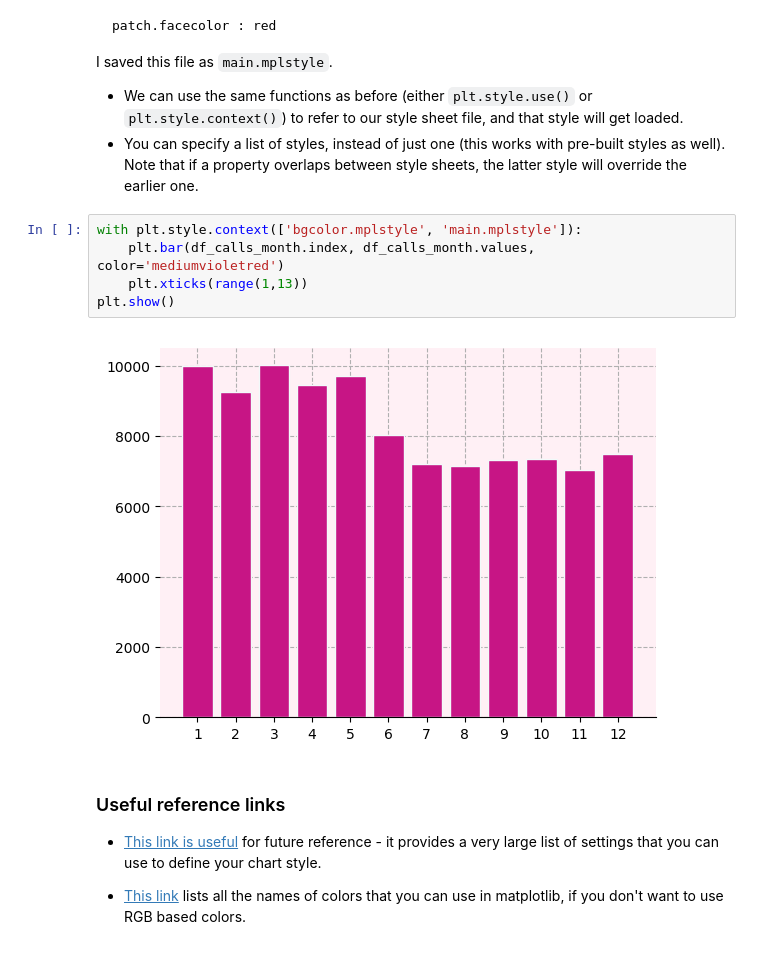
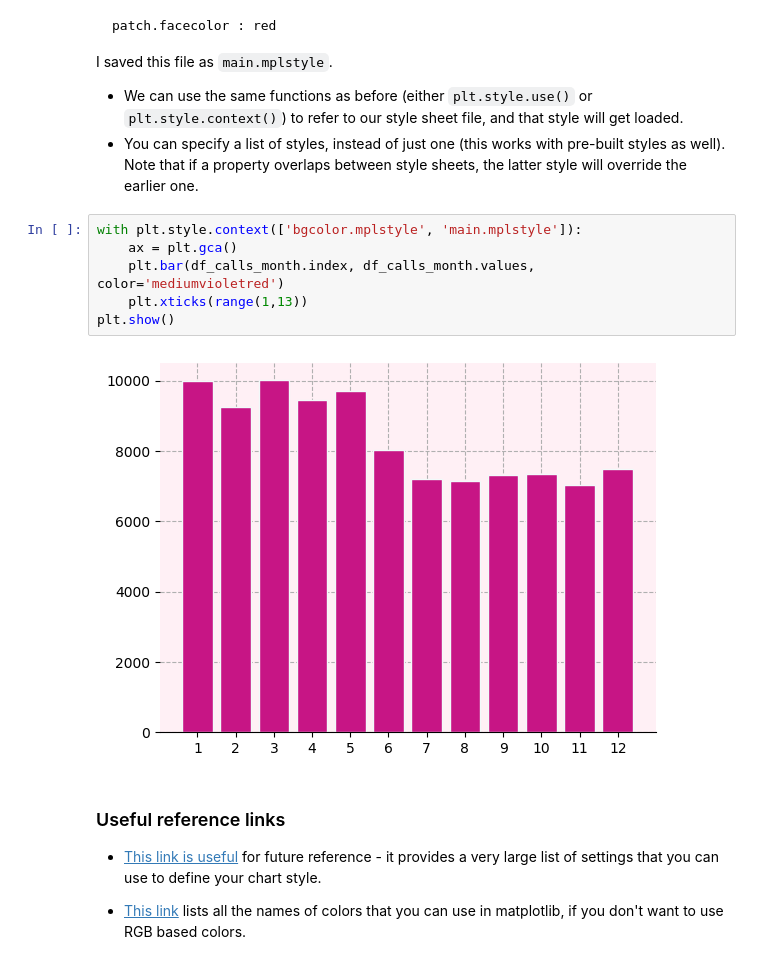
Before and after one commit to amangup/data-analysis-bootcamp, a Jupyter notebook: 11-Matplotlib2/matplotlib2.ipynb, the cells around one changed output. Cells and saved outputs as stored; diff of their text form.

```diff
--- a/11-Matplotlib2/matplotlib2.ipynb
+++ b/11-Matplotlib2/matplotlib2.ipynb
@@ -158,11 +159,12 @@ I saved this file as `main.mplstyle`.
 - You can specify a list of styles, instead of just one (this works with pre-built styles as well). Note that if a property overlaps between style sheets, the latter style will override the earlier one.
 # %%
 with plt.style.context(['bgcolor.mplstyle', 'main.mplstyle']):
+    ax = plt.gca()
     plt.bar(df_calls_month.index, df_calls_month.values, color='mediumvioletred')
     plt.xticks(range(1,13))
 plt.show()
 # %% [output]
-[figure, old version]
+[figure, new version]
 # %% [markdown]
 ### Useful reference links
 
```
Also changed, not shown: parts of 9 cells of this notebook.
